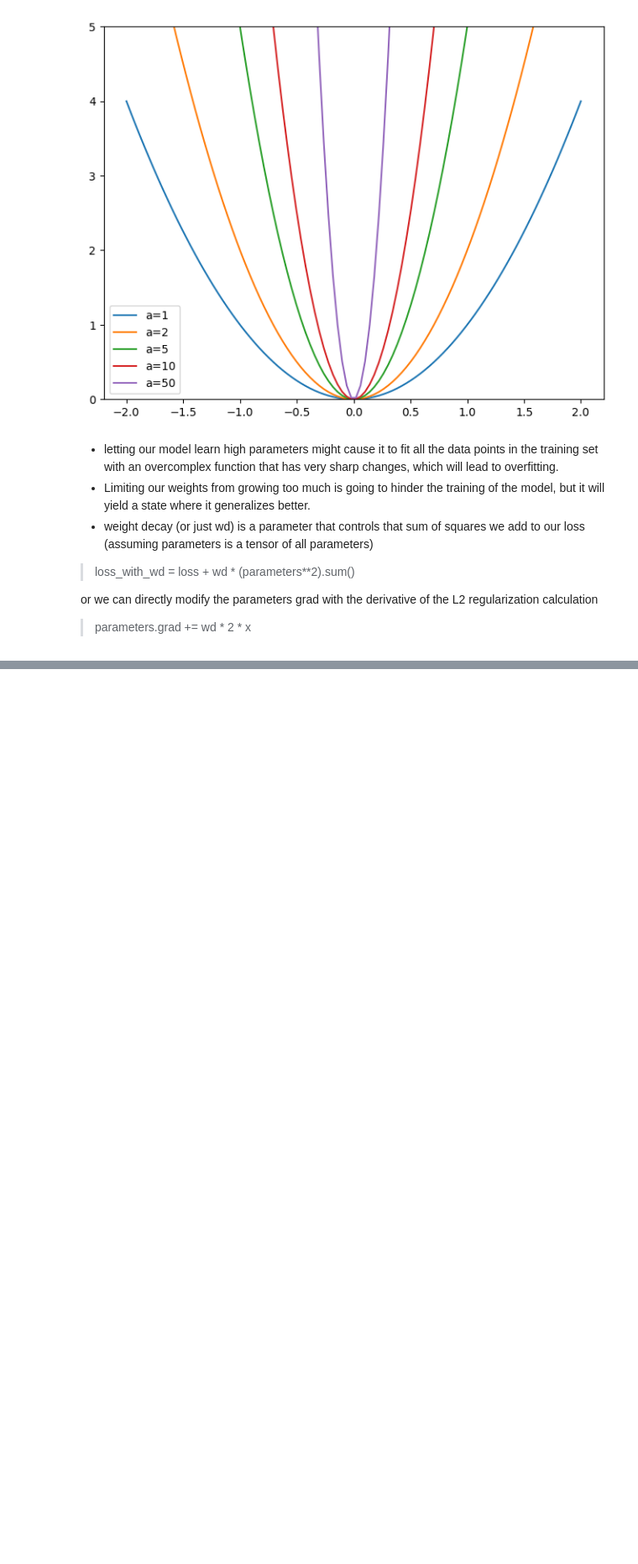
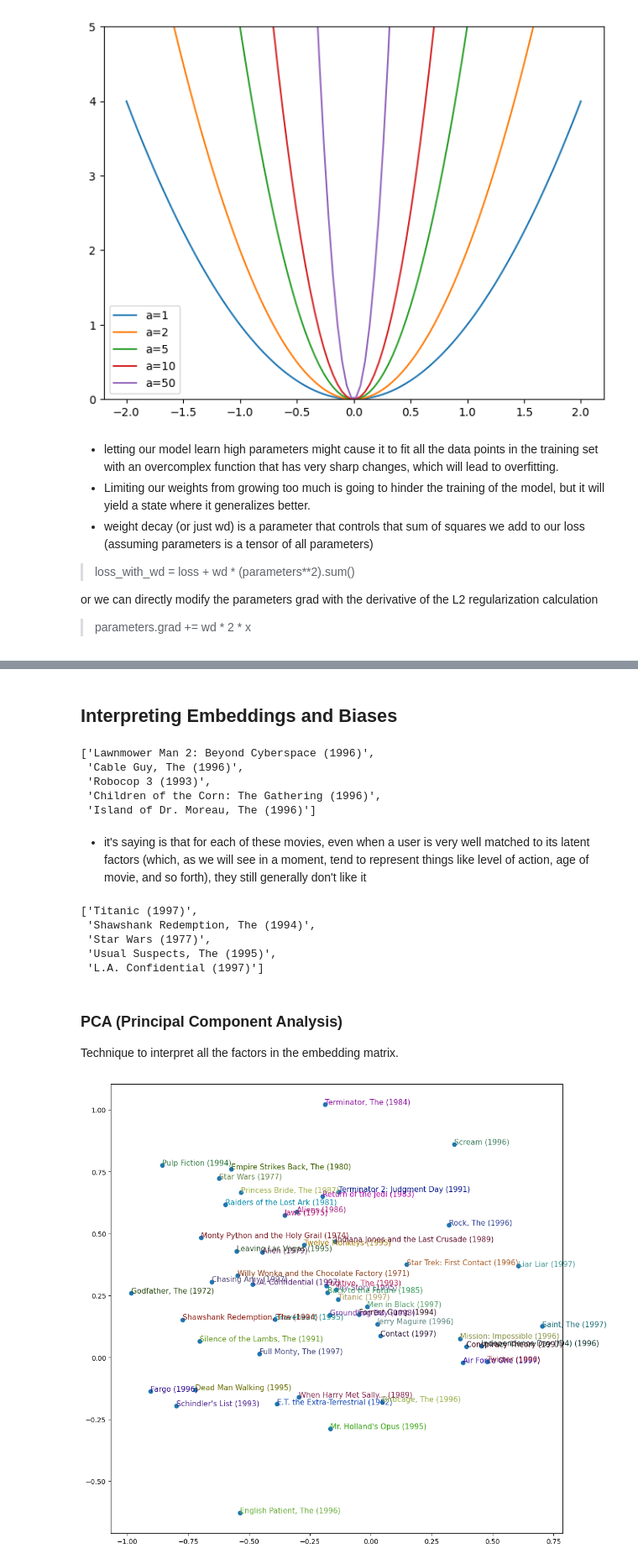
Before and after one commit to AgastyaPatel/FastAI-course, a Jupyter notebook: fastbook-solved/07-collaborative-filtering-movielens-recommendation.ipynb, the cells around one changed output, grey strips where cells are left out. Shown: that part at 84% size. Cells and saved outputs as stored; diff of their text form; code cells hidden in the pictures; blank space fills up the shorter version.

Commit message:
Deep Learning In Collab Filtering

```diff
--- a/fastbook-solved/07-collaborative-filtering-movielens-recommendation.ipynb
+++ b/fastbook-solved/07-collaborative-filtering-movielens-recommendation.ipynb
@@ -267,0 +298,4 @@ learn.fit_one_cycle(5, 5e-3, wd=0.05)
+# %%
+def create_params(size):
+    return nn.Parameter(torch.zeros(*size).normal_(0, 0.01))
+create_params((2,3))
@@ -267,0 +306,19 @@ learn.fit_one_cycle(5, 5e-3, wd=0.05)
+# %%
+class DotProductBias(Module):
+    def __init__(self, n_users, n_movies, n_factors, y_range=(0,5.5)):
+        self.user_factors = create_params([n_users, n_factors])
+        self.user_bias = create_params([n_users])
+        self.movie_factors = create_params([n_movies, n_factors])
+        self.movie_bias = create_params([n_movies])
+        self.y_range = y_range
+
+    def forward(self, x):
+        users = self.user_factors[x[:,0]]
+        movies = self.movie_factors[x[:,1]]
+        res = (users*movies).sum(dim=1)
+        res += self.user_bias[x[:,0]] + self.movie_bias[x[:,1]]
+        return sigmoid_range(res, *self.y_range)
+# %%
+model = DotProductBias(n_users, n_movies, 50)
+learn = Learner(dls, model, loss_func=MSELossFlat())
+learn.fit_one_cycle(5, 5e-3, wd=0.1)
@@ -267,0 +332,45 @@ learn.fit_one_cycle(5, 5e-3, wd=0.05)
+# %% [markdown]
+## Interpreting Embeddings and Biases
+# %%
+# Uncovering the parameters that model discovered
+movie_bias = learn.model.movie_bias.squeeze()
+idxs = movie_bias.argsort()[:5]
+[dls.classes['title'][i] for i in idxs]
+# %% [output]
+['Lawnmower Man 2: Beyond Cyberspace (1996)',
+ 'Cable Guy, The (1996)',
+ 'Robocop 3 (1993)',
+ 'Children of the Corn: The Gathering (1996)',
+ 'Island of Dr. Moreau, The (1996)']
+# %% [markdown]
+- it's saying is that for each of these movies, even when a user is very well matched to its latent factors (which, as we will see in a moment, tend to represent things like level of action, age of movie, and so forth), they still generally don't like it
+# %%
+# Similarly we are getting the top liked movies
+idxs = movie_bias.argsort(descending=True)[:5]
+[dls.classes['title'][i] for i in idxs]
+# %% [output]
+['Titanic (1997)',
+ 'Shawshank Redemption, The (1994)',
+ 'Star Wars (1977)',
+ 'Usual Suspects, The (1995)',
+ 'L.A. Confidential (1997)']
+# %% [markdown]
+### PCA (Principal Component Analysis)
+Technique to interpret all the factors in the embedding matrix.
+# %%
+g = ratings.groupby('title')['rating'].count()
+top_movies = g.sort_values(ascending=False).index.values[:1000]
+top_idxs = tensor([learn.dls.classes['title'].o2i[m] for m in top_movies])
+movie_w = learn.model.movie_factors[top_idxs].cpu().detach()
+movie_pca = movie_w.pca(3)
+fac0,fac1,fac2 = movie_pca.t()
+idxs = list(range(50))
+X = fac0[idxs]
+Y = fac2[idxs]
+plt.figure(figsize=(12,12))
+plt.scatter(X,Y)
+for i, x, y in zip(top_movies[idxs], X, Y):
+    plt.text(x, y, i, color=np.random.rand(3)*0.7, fontsize=11)
+plt.show()
+# %% [output]
+[figure, added]
```
Also changed, not shown: parts of 32 cells of this notebook.
